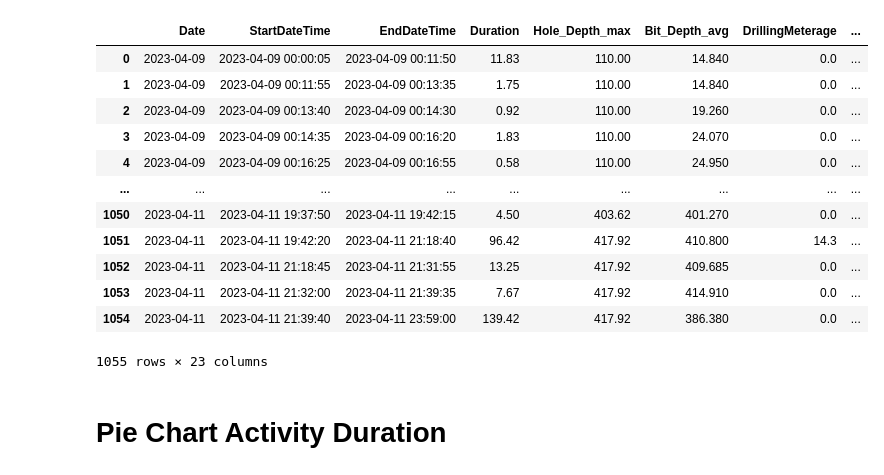
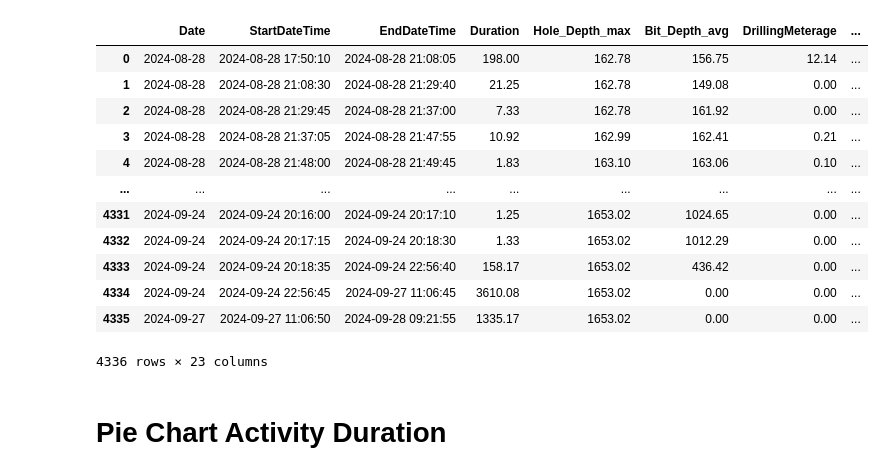
Before and after one commit to jiunx7174/MIH-Dashboard-Project, a Jupyter notebook: Streamlit_App_v3/Notebook/02_DataVisualization.ipynb, the cells around one changed output. Drawn from its saved outputs; the diff is of its cells as text; code cells hidden in the pictures.

```diff
--- a/Streamlit_App_v3/Notebook/02_DataVisualization.ipynb
+++ b/Streamlit_App_v3/Notebook/02_DataVisualization.ipynb
@@ -1,23 +1,23 @@
 # %%
 import pandas as pd
 import plotly.graph_objects as go
 from plotly.subplots import make_subplots
-ActSum_df = pd.read_csv('../Data/ActSumForTest.csv', index_col=0)
+ActSum_df = pd.read_csv('ActSum_Trial.csv', index_col=0)
 display(ActSum_df)
 # %% [output]
 |  | Date | StartDateTime | EndDateTime | Duration | Hole_Depth_max | Bit_Depth_avg | DrillingMeterage | ... |
-| 0 | 2023-04-09 | 2023-04-09 00:00:05 | 2023-04-09 00:11:50 | 11.83 | 110.00 | 14.840 | 0.0 | ... |
-| 1 | 2023-04-09 | 2023-04-09 00:11:55 | 2023-04-09 00:13:35 | 1.75 | 110.00 | 14.840 | 0.0 | ... |
-| 2 | 2023-04-09 | 2023-04-09 00:13:40 | 2023-04-09 00:14:30 | 0.92 | 110.00 | 19.260 | 0.0 | ... |
-| 3 | 2023-04-09 | 2023-04-09 00:14:35 | 2023-04-09 00:16:20 | 1.83 | 110.00 | 24.070 | 0.0 | ... |
-| 4 | 2023-04-09 | 2023-04-09 00:16:25 | 2023-04-09 00:16:55 | 0.58 | 110.00 | 24.950 | 0.0 | ... |
+| 0 | 2024-08-28 | 2024-08-28 17:50:10 | 2024-08-28 21:08:05 | 198.00 | 162.78 | 156.75 | 12.14 | ... |
+| 1 | 2024-08-28 | 2024-08-28 21:08:30 | 2024-08-28 21:29:40 | 21.25 | 162.78 | 149.08 | 0.00 | ... |
+| 2 | 2024-08-28 | 2024-08-28 21:29:45 | 2024-08-28 21:37:00 | 7.33 | 162.78 | 161.92 | 0.00 | ... |
+| 3 | 2024-08-28 | 2024-08-28 21:37:05 | 2024-08-28 21:47:55 | 10.92 | 162.99 | 162.41 | 0.21 | ... |
+| 4 | 2024-08-28 | 2024-08-28 21:48:00 | 2024-08-28 21:49:45 | 1.83 | 163.10 | 163.06 | 0.10 | ... |
 | ... | ... | ... | ... | ... | ... | ... | ... | ... |
-| 1050 | 2023-04-11 | 2023-04-11 19:37:50 | 2023-04-11 19:42:15 | 4.50 | 403.62 | 401.270 | 0.0 | ... |
-| 1051 | 2023-04-11 | 2023-04-11 19:42:20 | 2023-04-11 21:18:40 | 96.42 | 417.92 | 410.800 | 14.3 | ... |
-| 1052 | 2023-04-11 | 2023-04-11 21:18:45 | 2023-04-11 21:31:55 | 13.25 | 417.92 | 409.685 | 0.0 | ... |
-| 1053 | 2023-04-11 | 2023-04-11 21:32:00 | 2023-04-11 21:39:35 | 7.67 | 417.92 | 414.910 | 0.0 | ... |
-| 1054 | 2023-04-11 | 2023-04-11 21:39:40 | 2023-04-11 23:59:00 | 139.42 | 417.92 | 386.380 | 0.0 | ... |
+| 4331 | 2024-09-24 | 2024-09-24 20:16:00 | 2024-09-24 20:17:10 | 1.25 | 1653.02 | 1024.65 | 0.00 | ... |
+| 4332 | 2024-09-24 | 2024-09-24 20:17:15 | 2024-09-24 20:18:30 | 1.33 | 1653.02 | 1012.29 | 0.00 | ... |
+| 4333 | 2024-09-24 | 2024-09-24 20:18:35 | 2024-09-24 22:56:40 | 158.17 | 1653.02 | 436.42 | 0.00 | ... |
+| 4334 | 2024-09-24 | 2024-09-24 22:56:45 | 2024-09-27 11:06:45 | 3610.08 | 1653.02 | 0.00 | 0.00 | ... |
+| 4335 | 2024-09-27 | 2024-09-27 11:06:50 | 2024-09-28 09:21:55 | 1335.17 | 1653.02 | 0.00 | 0.00 | ... |
-1055 rows × 23 columns
+4336 rows × 23 columns
 # %% [markdown]
 # Pie Chart Activity Duration
 # %%
```
Also changed, not shown: parts of 18 cells of this notebook, 2 other files.
